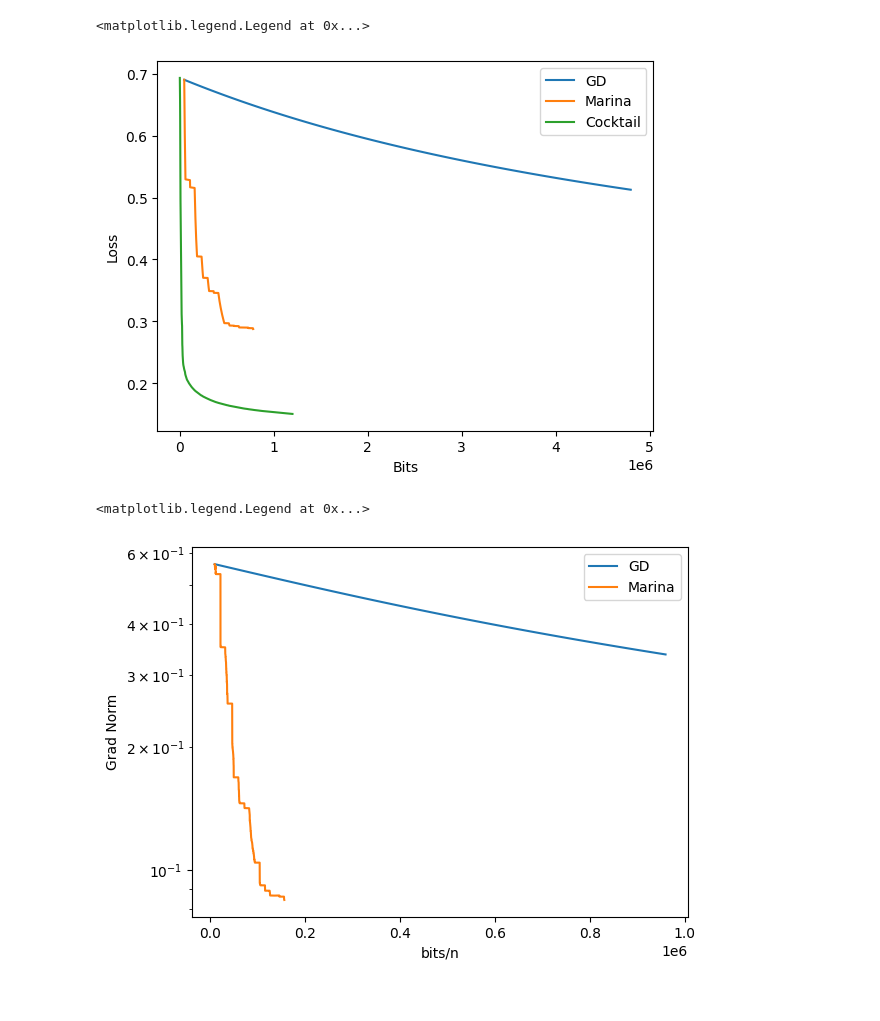
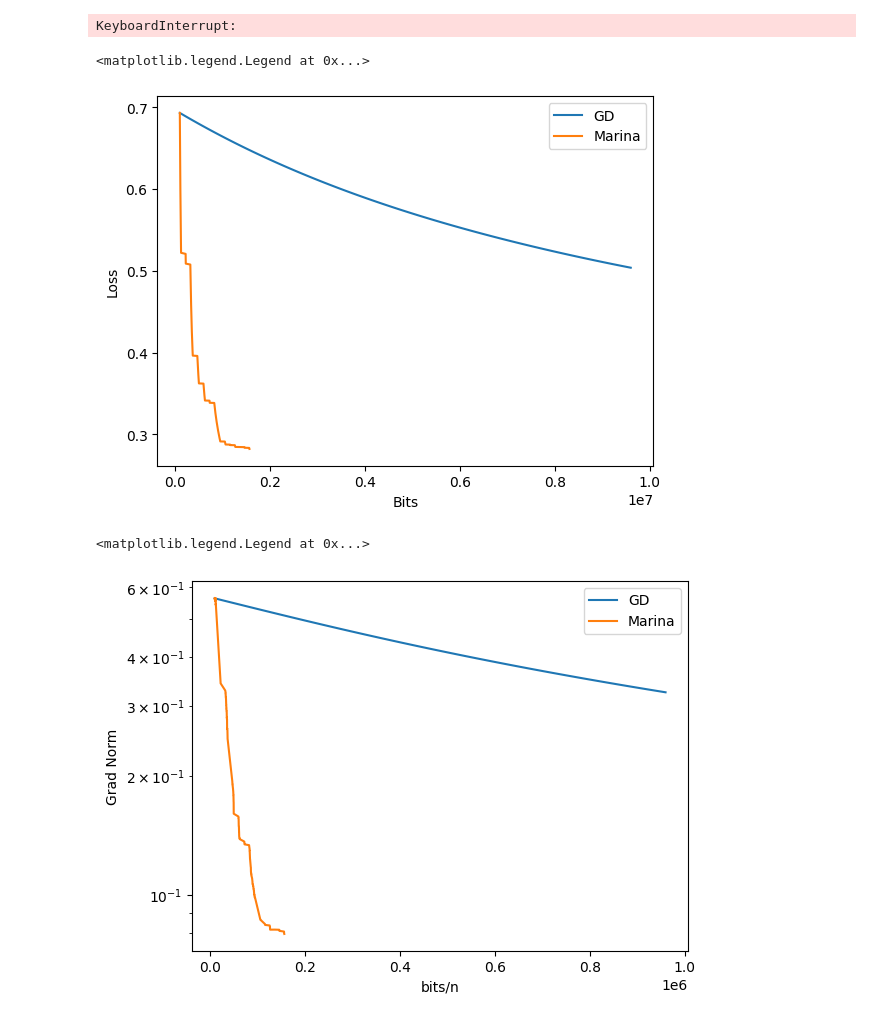
Before and after one commit to BlackSamorez/FL_playground, a Jupyter notebook: gd.ipynb, the cells around one changed output. Cells and saved outputs as stored; diff of their text form; code cells hidden in the pictures.

```diff
--- a/gd.ipynb
+++ b/gd.ipynb
@@ -3,15 +4,18 @@ import torch
 import MiniFL as mfl
 # %%
-NUM_CLIENTS = 5
+NUM_CLIENTS = 10
 NUM_FEATURES = 300
+# %%
+def get_task():
+    return mfl.tasks.get_w8a_regression_fns(
+        data_path="w8a",
+        num_clients=NUM_CLIENTS,
+        batch_size=-1,
+    )
 # %%
 GD_STEPS = 100
 
-master_fn, client_fns = mfl.tasks.get_w8a_regression_fns(
-    data_path="w8a",
-    num_clients=NUM_CLIENTS,
-    batch_size=-1,
-)
+master_fn, client_fns = get_task()
 
 master, clients = mfl.algorithms.get_gd_master_and_clients(
     master_fn=master_fn,
@@ -19,4 +23,4 @@ master, clients = mfl.algorithms.get_gd_master_and_clients(
     gamma_multiplier=1,
 )
 
-GD_METRICS = mfl.algorithms.run_algorithm(master, clients, GD_STEPS)
+GD_METRICS = mfl.algorithms.run_algorithm_with_processes(master, clients, GD_STEPS)
@@ -23,11 +46,7 @@ GD_METRICS = mfl.algorithms.run_algorithm(master, clients, GD_STEPS)
 # %%
 MARINA_STEPS = 1000
 
-master_fn, client_fns = mfl.tasks.get_w8a_regression_fns(
-    data_path="w8a",
-    num_clients=NUM_CLIENTS,
-    batch_size=-1,
-)
+master_fn, client_fns = get_task()
 
 master, clients = mfl.algorithms.get_marina_master_and_clients(
     master_fn=master_fn,
@@ -37,4 +56,6 @@ master, clients = mfl.algorithms.get_marina_master_and_clients(
     gamma_multiplier=1,
 )
 
-MARINA_METRICS = mfl.algorithms.run_algorithm(master, clients, MARINA_STEPS)
+MARINA_METRICS = mfl.algorithms.run_algorithm_with_processes(master, clients, MARINA_STEPS)
+# %% [output]
+KeyboardInterrupt:
@@ -60,16 +62,16 @@ COCKTAIL_METRICS = mfl.algorithms.run_algorithm(master, clients, COCKTAIL_STEPS)
 # %%
 import matplotlib.pyplot as plt
 
 plt.plot([metrics.total_bits_received for metrics in GD_METRICS], [metrics.value for metrics in GD_METRICS], label="GD")
 plt.plot([metrics.total_bits_received for metrics in MARINA_METRICS], [metrics.value for metrics in MARINA_METRICS], label="Marina")
-plt.plot([metrics.total_bits_received for metrics in COCKTAIL_METRICS], [metrics.value for metrics in COCKTAIL_METRICS], label="Cocktail")
+# plt.plot([metrics.total_bits_received for metrics in COCKTAIL_METRICS], [metrics.value for metrics in COCKTAIL_METRICS], label="Cocktail")
 
 plt.xlabel("Bits")
 plt.ylabel("Loss")
 plt.legend()
 # %% [output]
 <matplotlib.legend.Legend at 0x...>
-[figure, old version]
+[figure, new version]
 # %%
 import matplotlib.pyplot as plt
 
@@ -82,4 +84,4 @@ plt.ylabel("Grad Norm")
 plt.legend()
 # %% [output]
 <matplotlib.legend.Legend at 0x...>
-[figure, old version]
+[figure, new version]
```
Also changed, not shown: parts of 3 cells of this notebook, 12 other files.
